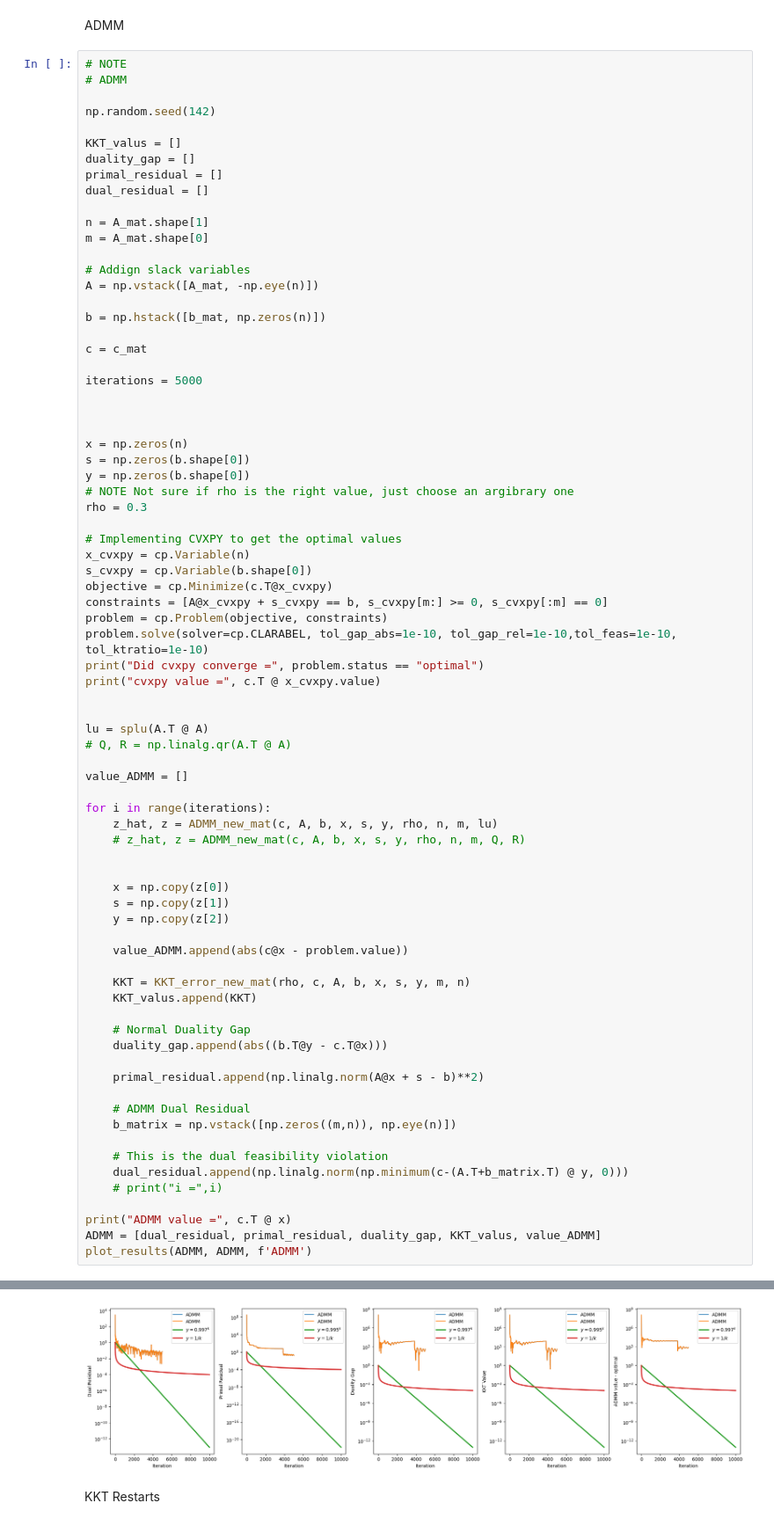
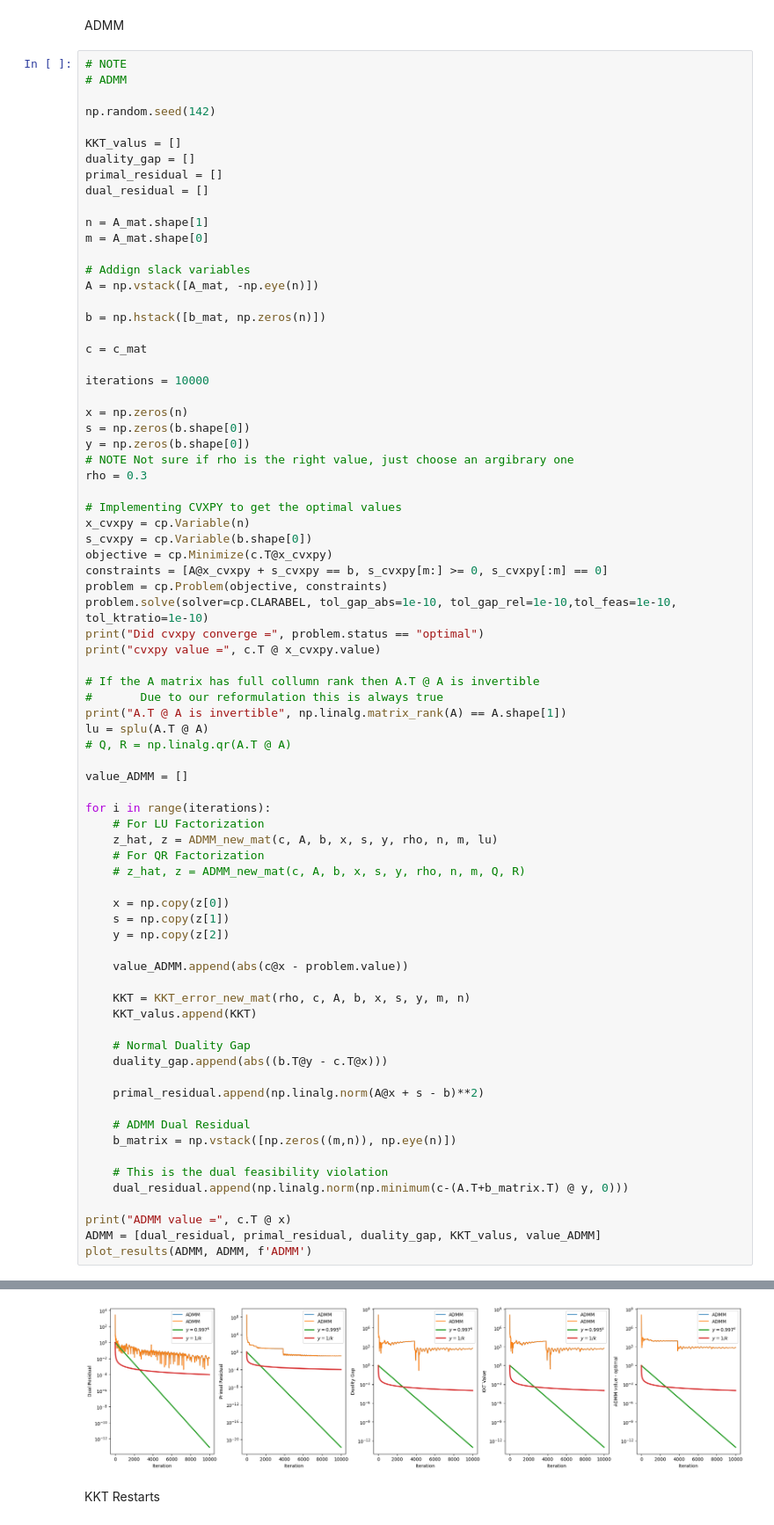
Before and after one commit to lb3825/Thesis, a Jupyter notebook: PDLP.ipynb, the cells around one changed output, grey strips where cells are left out. Shown at 88% size. Saved outputs shown, nothing was run; the diff lists cells and outputs as text.

```diff
--- a/PDLP.ipynb
+++ b/PDLP.ipynb
@@ -289,9 +270,7 @@ b = np.hstack([b_mat, np.zeros(n)])
 
 c = c_mat
 
-iterations = 5000
-
-
+iterations = 10000
 
 x = np.zeros(n)
 s = np.zeros(b.shape[0])
@@ -309,16 +288,19 @@ problem.solve(solver=cp.CLARABEL, tol_gap_abs=1e-10, tol_gap_rel=1e-10,tol_feas=
 print("Did cvxpy converge =", problem.status == "optimal")
 print("cvxpy value =", c.T @ x_cvxpy.value)
 
-
+# If the A matrix has full collumn rank then A.T @ A is invertible
+#       Due to our reformulation this is always true
+print("A.T @ A is invertible", np.linalg.matrix_rank(A) == A.shape[1])
 lu = splu(A.T @ A)
 # Q, R = np.linalg.qr(A.T @ A)
 
 value_ADMM = []
 
 for i in range(iterations):
+    # For LU Factorization
     z_hat, z = ADMM_new_mat(c, A, b, x, s, y, rho, n, m, lu)
+    # For QR Factorization
     # z_hat, z = ADMM_new_mat(c, A, b, x, s, y, rho, n, m, Q, R)
-
 
     x = np.copy(z[0])
     s = np.copy(z[1])
@@ -339,7 +321,6 @@ for i in range(iterations):
 
     # This is the dual feasibility violation
     dual_residual.append(np.linalg.norm(np.minimum(c-(A.T+b_matrix.T) @ y, 0)))
-    # print("i =",i)
 
 print("ADMM value =", c.T @ x)
 ADMM = [dual_residual, primal_residual, duality_gap, KKT_valus, value_ADMM]
@@ -351,4 +333,4 @@ ADMM value = 224718.34296009943
-[figure, old version]
+[figure, new version]
 # %% [markdown]
 KKT Restarts
 # %%
```
Also changed, not shown: parts of 10 cells of this notebook.
